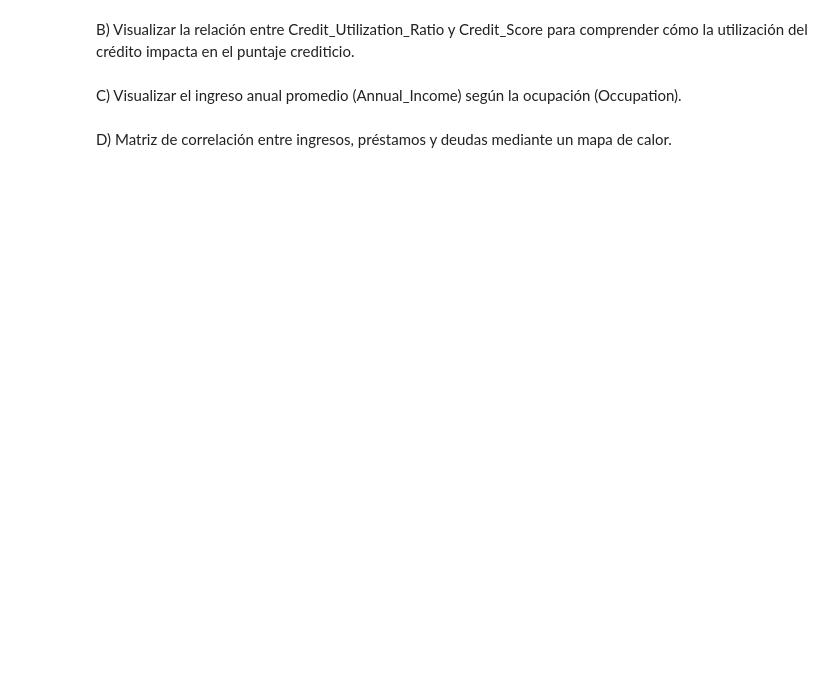
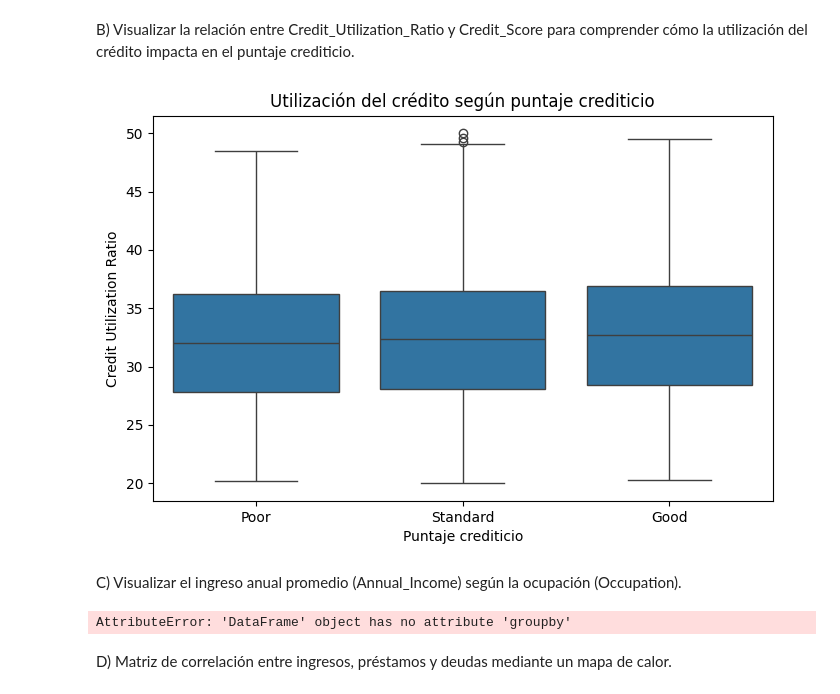
Before and after one commit to Luca-web25/An-lisis-exploratorio-cr-ditos, a Jupyter notebook: Deteccioon_de_Fraude.ipynb, the cells around one changed output. Cells and saved outputs as stored; diff of their text form; code cells hidden in the pictures; blank space fills up the shorter version.

```diff
--- a/Deteccioon_de_Fraude.ipynb
+++ b/Deteccioon_de_Fraude.ipynb
@@ -146,6 +146,8 @@ shape: (3, 2)
 | "Standard" | 53174 |
 | "Poor" | 28998 |
 | "Good" | 17828 |
+# %%
+orden_score = ["Poor", "Standard", "Good"]
 # %%
 # Gráfico que muestra la distribución del puntaje crediticio
 
@@ -252,6 +266,31 @@ A) Realicen una visualización que permita comparar cómo se distribuye el ingre
 # %% [markdown]
 B) Visualizar la relación entre Credit_Utilization_Ratio y Credit_Score para comprender cómo la utilización del crédito impacta en el puntaje crediticio.
+# %%
+plt.figure(figsize=(8,5))
+sns.boxplot(data=bank_df, x="Credit_Score", y="Credit_Utilization_Ratio", order=orden_score)
+plt.title("Utilización del crédito según puntaje crediticio")
+plt.xlabel("Puntaje crediticio")
+plt.ylabel("Credit Utilization Ratio")
+plt.show()
+# %% [output]
+[figure, added]
 # %% [markdown]
 C) Visualizar el ingreso anual promedio (Annual_Income) según la ocupación (Occupation).
+# %%
+prom_ingreso = (
+    bank_df.groupby("Occupation", as_index=False)["Annual_Income"]
+      .mean()
+      .sort_values("Annual_Income", ascending=False)
+)
+
+plt.figure(figsize=(14,6))
+sns.barplot(data=prom_ingreso, x="Occupation", y="Annual_Income")
+plt.xticks(rotation=45)
+plt.title("Ingreso anual promedio según ocupación")
+plt.xlabel("Ocupación")
+plt.ylabel("Ingreso anual promedio")
+plt.show()
+# %% [output]
+AttributeError: 'DataFrame' object has no attribute 'groupby'
 # %% [markdown]
 D) Matriz de correlación entre ingresos, préstamos y deudas mediante un mapa de calor.
```
Also changed, not shown: parts of 8 cells of this notebook.
